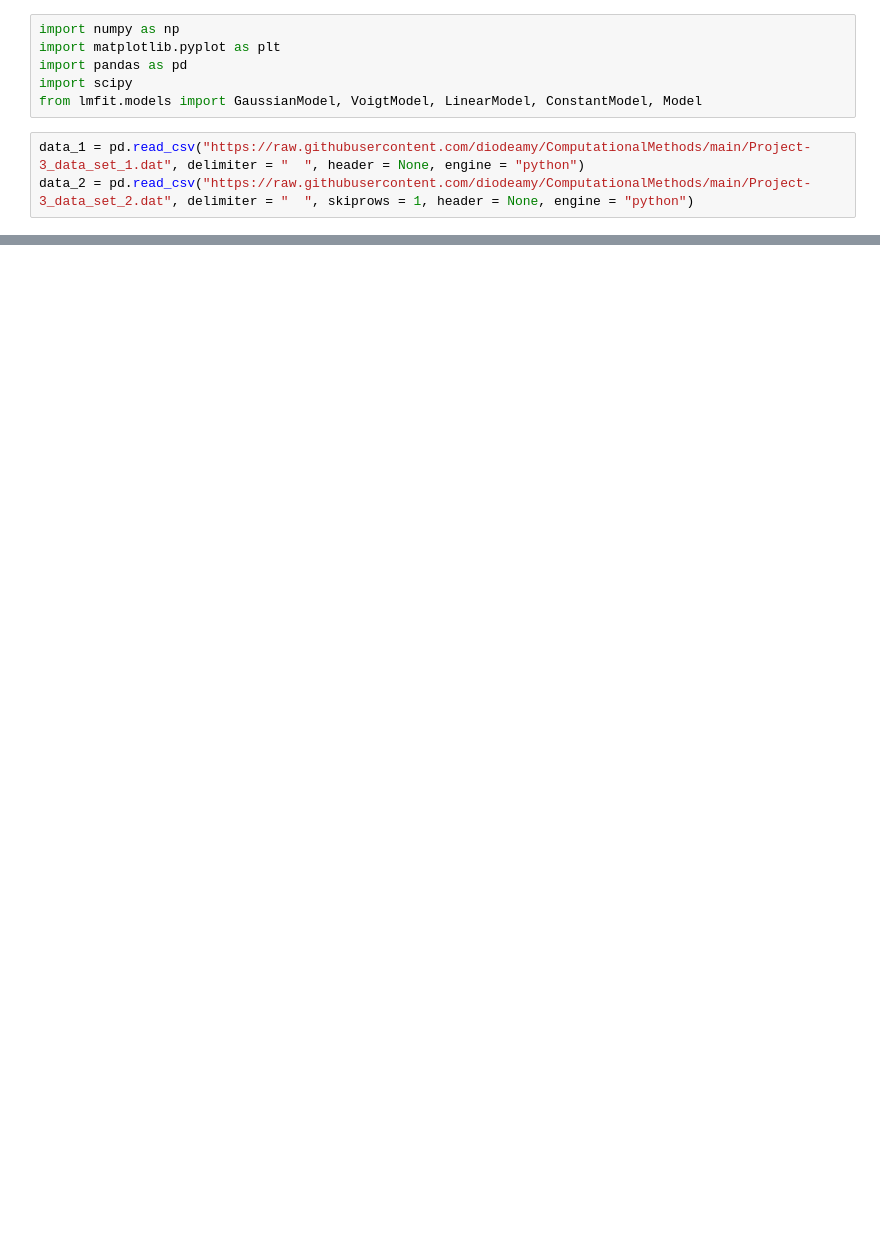
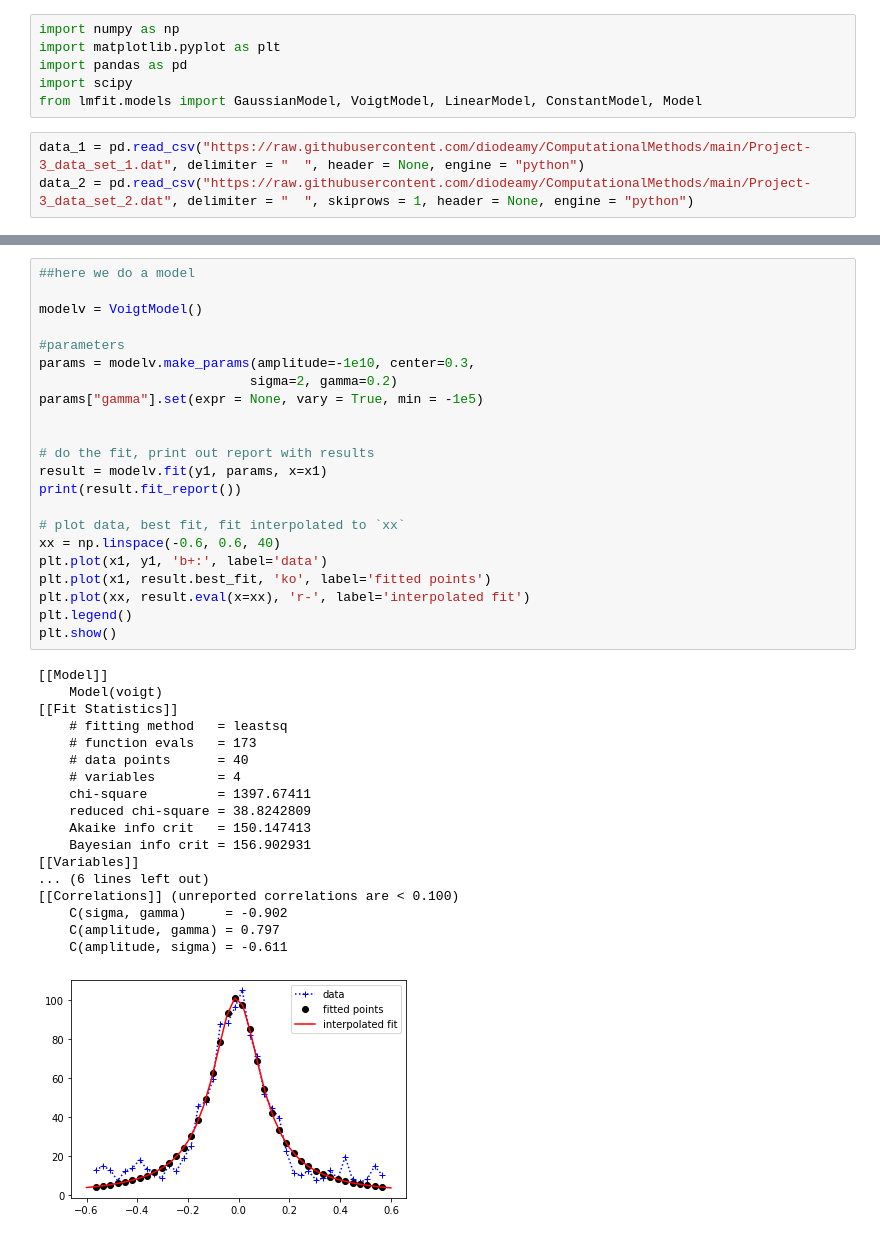
Before and after one commit to diodeamy/ComputationalMethods, a Jupyter notebook: HW3FittingInterpretation.ipynb, the cells around one changed output, grey strips where cells are left out. Saved outputs shown, nothing was run; the diff lists cells and outputs as text; blank space fills up the shorter version.

```diff
--- a/HW3FittingInterpretation.ipynb
+++ b/HW3FittingInterpretation.ipynb
@@ -78,0 +117,41 @@ modelg = GaussianModel() + ConstantModel()
+# %%
+##here we do a model
+
+modelv = VoigtModel()
+
+#parameters
+params = modelv.make_params(amplitude=-1e10, center=0.3,
+                           sigma=2, gamma=0.2)
+params["gamma"].set(expr = None, vary = True, min = -1e5)
+
+
+# do the fit, print out report with results
+result = modelv.fit(y1, params, x=x1)
+print(result.fit_report())
+
+# plot data, best fit, fit interpolated to `xx`
+xx = np.linspace(-0.6, 0.6, 40)
+plt.plot(x1, y1, 'b+:', label='data')
+plt.plot(x1, result.best_fit, 'ko', label='fitted points')
+plt.plot(xx, result.eval(x=xx), 'r-', label='interpolated fit')
+plt.legend()
+plt.show()
+# %% [output]
+[[Model]]
+    Model(voigt)
+[[Fit Statistics]]
+    # fitting method   = leastsq
+    # function evals   = 173
+    # data points      = 40
+    # variables        = 4
+    chi-square         = 1397.67411
+    reduced chi-square = 38.8242809
+    Akaike info crit   = 150.147413
+    Bayesian info crit = 156.902931
+[[Variables]]
+... (6 lines left out)
+[[Correlations]] (unreported correlations are < 0.100)
+    C(sigma, gamma)     = -0.902
+    C(amplitude, gamma) = 0.797
+    C(amplitude, sigma) = -0.611
+[figure, added]
```
Also changed, not shown: parts of 3 cells of this notebook.
